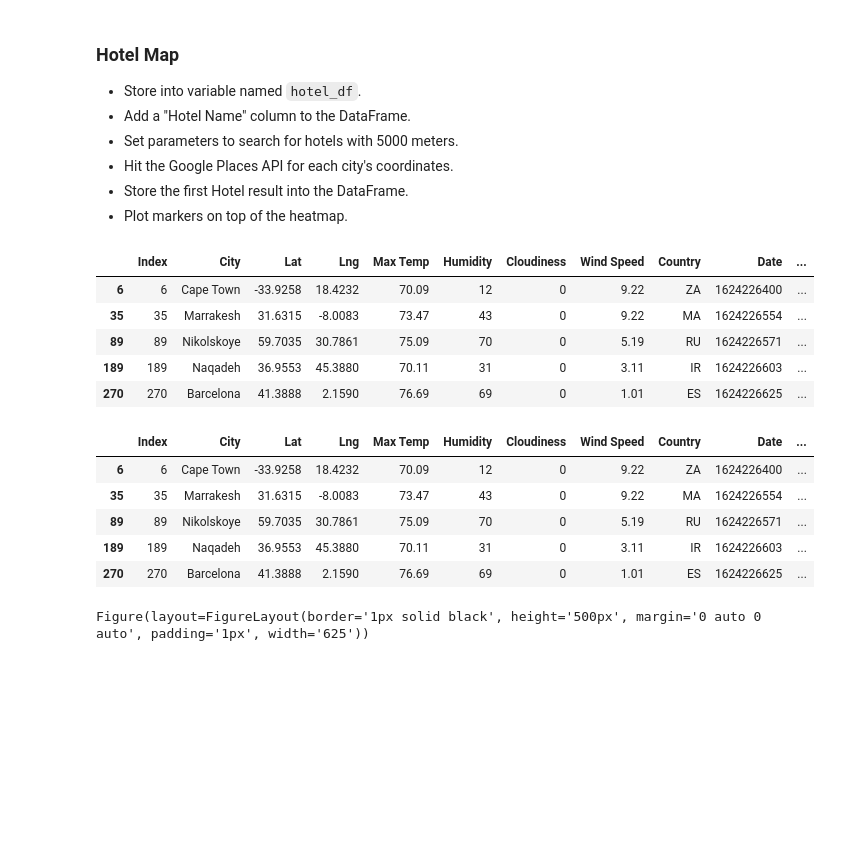
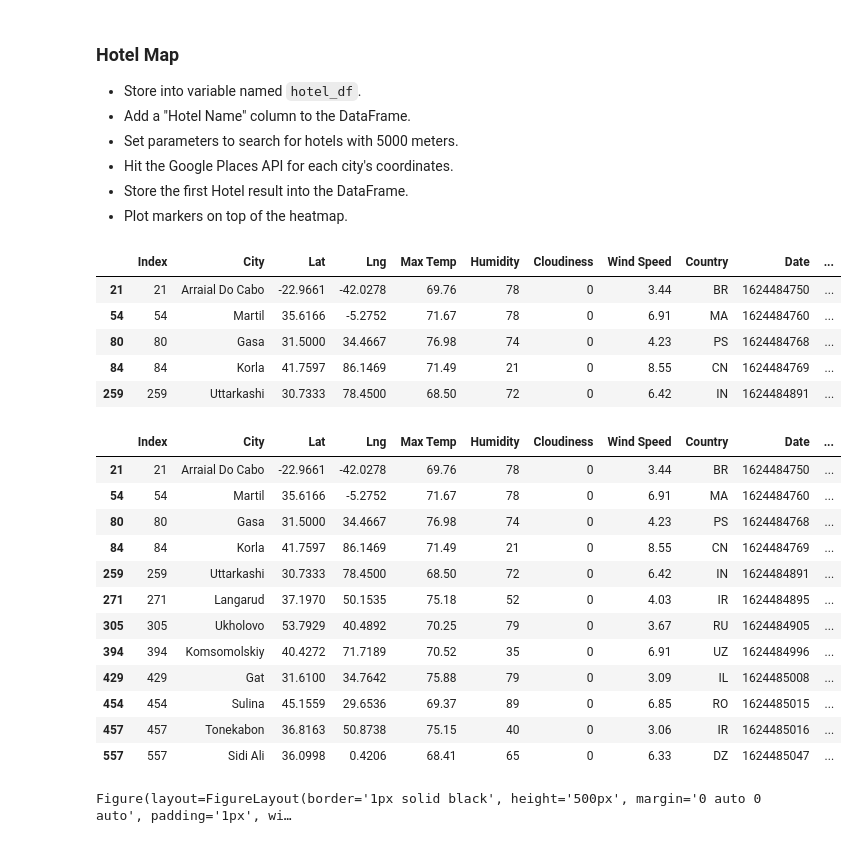
Before and after one commit to V-MalM/What-s-the-weather-like, a Jupyter notebook: WeatherPy/VacationPy.ipynb, the cells around one changed output. Cells and saved outputs as stored; diff of their text form; code cells hidden in the pictures; blank space fills up the shorter version.

```diff
--- a/WeatherPy/VacationPy.ipynb
+++ b/WeatherPy/VacationPy.ipynb
@@ -64,21 +60,21 @@ Figure(layout=FigureLayout(border='1px solid black', height='500px', margin='0 a
 # %%
 # A max temperature lower than 80 degrees but higher than 70.
 # Wind speed less than 10 mph.
-# Zero cloudiness.
+# Zero cloudiness. May be i dont mind a few clods today
 
 #Store into variable named hotel_df
-hotel_df = pd.DataFrame(city_data.loc[((city_data["Max Temp"]>=70) & (city_data["Max Temp"]<=80))& (city_data["Wind Speed"]<10) & (city_data["Cloudiness"] == 0)])
+hotel_df = pd.DataFrame(city_data.loc[((city_data["Max Temp"]>=68) & (city_data["Max Temp"]<=80)) & (city_data["Wind Speed"]<10) & (city_data["Cloudiness"] == 0) ])
 
 # Add a "Hotel Name" column to the DataFrame.
 hotel_df['HotelName'] = ""
 hotel_df.head()
 # %% [output]
 |  | Index | City | Lat | Lng | Max Temp | Humidity | Cloudiness | Wind Speed | Country | Date | ... |
-| 6 | 6 | Cape Town | -33.9258 | 18.4232 | 70.09 | 12 | 0 | 9.22 | ZA | 1624226400 | ... |
-| 35 | 35 | Marrakesh | 31.6315 | -8.0083 | 73.47 | 43 | 0 | 9.22 | MA | 1624226554 | ... |
-| 89 | 89 | Nikolskoye | 59.7035 | 30.7861 | 75.09 | 70 | 0 | 5.19 | RU | 1624226571 | ... |
-| 189 | 189 | Naqadeh | 36.9553 | 45.3880 | 70.11 | 31 | 0 | 3.11 | IR | 1624226603 | ... |
-| 270 | 270 | Barcelona | 41.3888 | 2.1590 | 76.69 | 69 | 0 | 1.01 | ES | 1624226625 | ... |
+| 21 | 21 | Arraial Do Cabo | -22.9661 | -42.0278 | 69.76 | 78 | 0 | 3.44 | BR | 1624484750 | ... |
+| 54 | 54 | Martil | 35.6166 | -5.2752 | 71.67 | 78 | 0 | 6.91 | MA | 1624484760 | ... |
+| 80 | 80 | Gasa | 31.5000 | 34.4667 | 76.98 | 74 | 0 | 4.23 | PS | 1624484768 | ... |
+| 84 | 84 | Korla | 41.7597 | 86.1469 | 71.49 | 21 | 0 | 8.55 | CN | 1624484769 | ... |
+| 259 | 259 | Uttarkashi | 30.7333 | 78.4500 | 68.50 | 72 | 0 | 6.42 | IN | 1624484891 | ... |
 # %%
 base_url = "https://maps.googleapis.com/maps/api/place/nearbysearch/json"
 
@@ -89,38 +85,46 @@ for index, row in hotel_df.iterrows():
     params = {
         "location": locations,
         "radius": '5000',
-        "type": "hotel",
+        "type": "lodging",
         "key": g_key,
     }
     # Hit the Google Places API for each city's coordinates.
     response = requests.get(base_url, params=params).json()
 
     #Store the first Hotel result into the DataFrame.
-    hotel_df.loc[index, 'HotelName'] = (response['results'][1]['name']).title()
+    hotel_df.loc[index, 'HotelName'] = (response['results'][0]['name']).title()
+    #print(response['results'][0]['name'])
 # %%
 # NOTE: Do not change any of the code in this cell
 
 # Using the template add the hotel marks to the heatmap
 info_box_template = """
 <dl>
 <dt><b>Name</b></dt><dt>{HotelName}</dt>
 <dt><b>City</b></dt><dt>{City}</dt>
 <dt><b>Country</b></dt><dt>{Country}</dt>
 </dl>
 """
 # Store the DataFrame Row
 # NOTE: be sure to update with your DataFrame name
 
 hotel_info = [info_box_template.format(**row) for index, row in hotel_df.iterrows()]
 locations = hotel_df[["Lat", "Lng"]]
-hotel_df.head()
+hotel_df
 # %% [output]
 |  | Index | City | Lat | Lng | Max Temp | Humidity | Cloudiness | Wind Speed | Country | Date | ... |
-| 6 | 6 | Cape Town | -33.9258 | 18.4232 | 70.09 | 12 | 0 | 9.22 | ZA | 1624226400 | ... |
-| 35 | 35 | Marrakesh | 31.6315 | -8.0083 | 73.47 | 43 | 0 | 9.22 | MA | 1624226554 | ... |
-| 89 | 89 | Nikolskoye | 59.7035 | 30.7861 | 75.09 | 70 | 0 | 5.19 | RU | 1624226571 | ... |
-| 189 | 189 | Naqadeh | 36.9553 | 45.3880 | 70.11 | 31 | 0 | 3.11 | IR | 1624226603 | ... |
-| 270 | 270 | Barcelona | 41.3888 | 2.1590 | 76.69 | 69 | 0 | 1.01 | ES | 1624226625 | ... |
+| 21 | 21 | Arraial Do Cabo | -22.9661 | -42.0278 | 69.76 | 78 | 0 | 3.44 | BR | 1624484750 | ... |
+| 54 | 54 | Martil | 35.6166 | -5.2752 | 71.67 | 78 | 0 | 6.91 | MA | 1624484760 | ... |
+| 80 | 80 | Gasa | 31.5000 | 34.4667 | 76.98 | 74 | 0 | 4.23 | PS | 1624484768 | ... |
+| 84 | 84 | Korla | 41.7597 | 86.1469 | 71.49 | 21 | 0 | 8.55 | CN | 1624484769 | ... |
+| 259 | 259 | Uttarkashi | 30.7333 | 78.4500 | 68.50 | 72 | 0 | 6.42 | IN | 1624484891 | ... |
+| 271 | 271 | Langarud | 37.1970 | 50.1535 | 75.18 | 52 | 0 | 4.03 | IR | 1624484895 | ... |
+| 305 | 305 | Ukholovo | 53.7929 | 40.4892 | 70.25 | 79 | 0 | 3.67 | RU | 1624484905 | ... |
+| 394 | 394 | Komsomolskiy | 40.4272 | 71.7189 | 70.52 | 35 | 0 | 6.91 | UZ | 1624484996 | ... |
+| 429 | 429 | Gat | 31.6100 | 34.7642 | 75.88 | 79 | 0 | 3.09 | IL | 1624485008 | ... |
+| 454 | 454 | Sulina | 45.1559 | 29.6536 | 69.37 | 89 | 0 | 6.85 | RO | 1624485015 | ... |
+| 457 | 457 | Tonekabon | 36.8163 | 50.8738 | 75.15 | 40 | 0 | 3.06 | IR | 1624485016 | ... |
+| 557 | 557 | Sidi Ali | 36.0998 | 0.4206 | 68.41 | 65 | 0 | 6.33 | DZ | 1624485047 | ... |
 # %%
 # Plot markers on top of the heatmap.
 markers = gmaps.marker_layer(locations, info_box_content=hotel_info,  hover_text='Click for Hotel')
@@ -129,6 +133,6 @@ markers = gmaps.marker_layer(locations, info_box_content=hotel_info,  hover_text
 fig.add_layer(markers)
 
 # Display figure
-print(fig)
+fig
 # %% [output]
-Figure(layout=FigureLayout(border='1px solid black', height='500px', margin='0 auto 0 auto', padding='1px', width='625'))
+Figure(layout=FigureLayout(border='1px solid black', height='500px', margin='0 auto 0 auto', padding='1px', wi…
```
Also changed, not shown: parts of 4 cells of this notebook, 31 other files.
